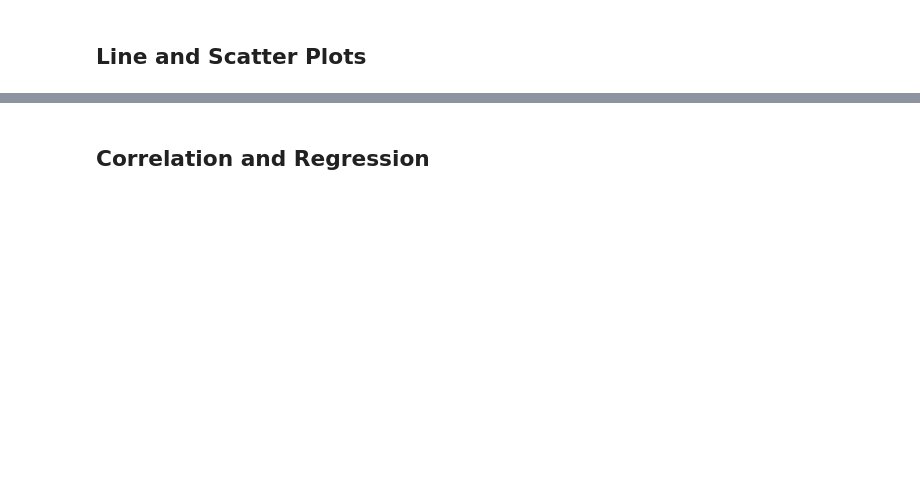
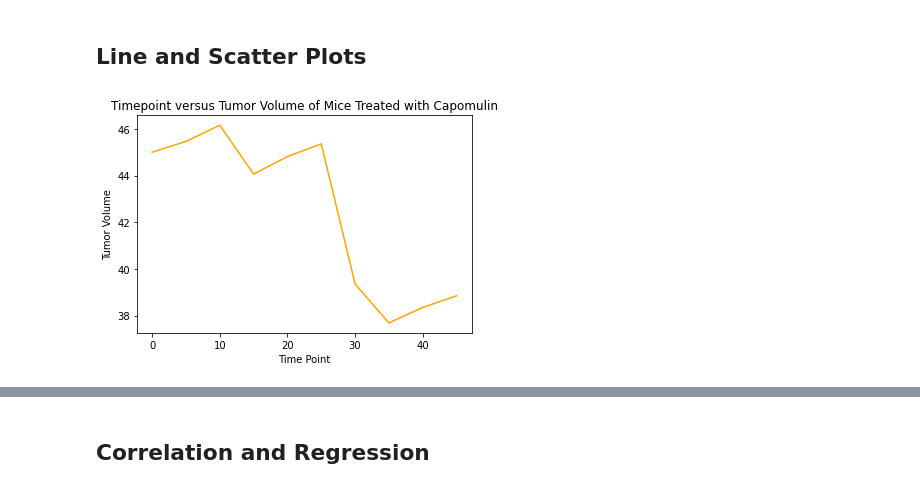
Before and after one commit to Kevin-McConchie/matplotlib-plots, a Jupyter notebook: pymaceuticals_Inc..ipynb, the cells around one changed output, grey strips where cells are left out. Drawn from its saved outputs; the diff is of its cells as text; code cells hidden in the pictures; blank space fills up the shorter version.

```diff
--- a/pymaceuticals_Inc..ipynb
+++ b/pymaceuticals_Inc..ipynb
@@ -278,0 +289,21 @@ Ceftamin's potential Series([], Name: Tumor Volume (mm3), dtype: float64)
+# %%
+# Generate a line plot of time point versus tumor volume for a mouse treated with Capomulin
+# gather mouse data
+Capomulin_plot = mouse_study_df.loc[(mouse_study_df["Mouse ID"]=="l897")]
+
+# set up x axis by setting index to Timepoint
+Capomulin_plot= Capomulin_plot.set_index("Timepoint")
+
+# create chart
+Capomulin_plot["Tumor Volume (mm3)"].plot(color= "orange")
+
+# Set a Title and labels
+plt.title("Timepoint versus Tumor Volume of Mice Treated with Capomulin")
+plt.ylabel("Tumor Volume")
+plt.xlabel("Time Point")
+
+# Save graph
+plt.savefig("Images/Capomulin_line_plot.png")
+plt.show()
+# %% [output]
+[figure, added]
```
Also changed, not shown: parts of 8 cells of this notebook, 3 other files.
